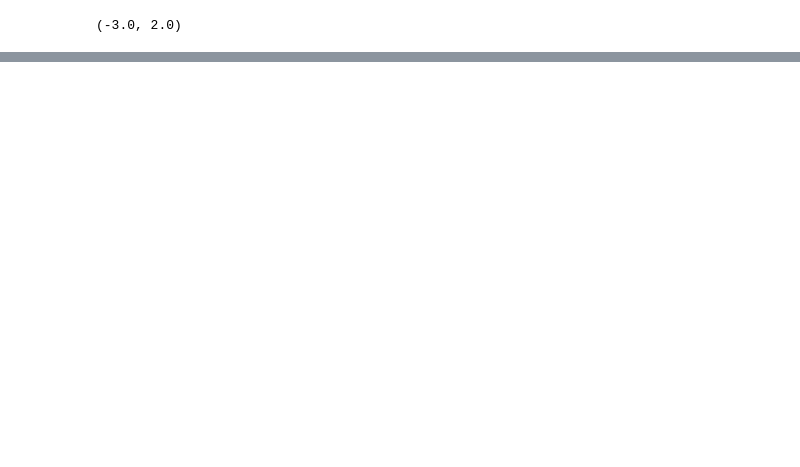
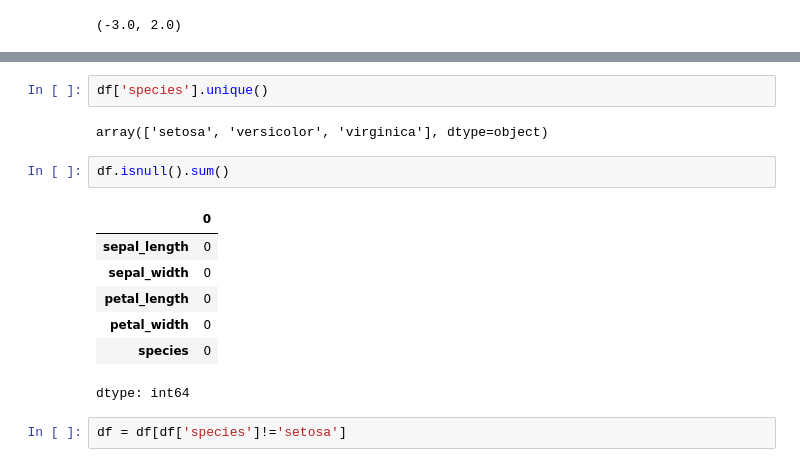
Before and after one commit to Ankitapaul1234/gc_ml, a Jupyter notebook: algorithm.ipynb, the cells around one changed output, grey strips where cells are left out. Saved outputs shown, nothing was run; the diff lists cells and outputs as text; blank space fills up the shorter version.

```diff
--- a/algorithm.ipynb
+++ b/algorithm.ipynb
@@ -673,0 +690,16 @@ plt.ylim(-3,2)
+# %%
+df['species'].unique()
+# %% [output]
+array(['setosa', 'versicolor', 'virginica'], dtype=object)
+# %%
+df.isnull().sum()
+# %% [output]
+|  | 0 |
+| sepal_length | 0 |
+| sepal_width | 0 |
+| petal_length | 0 |
+| petal_width | 0 |
+| species | 0 |
+dtype: int64
+# %%
+df = df[df['species']!='setosa']
```
Also changed, not shown: parts of 9 cells of this notebook.
